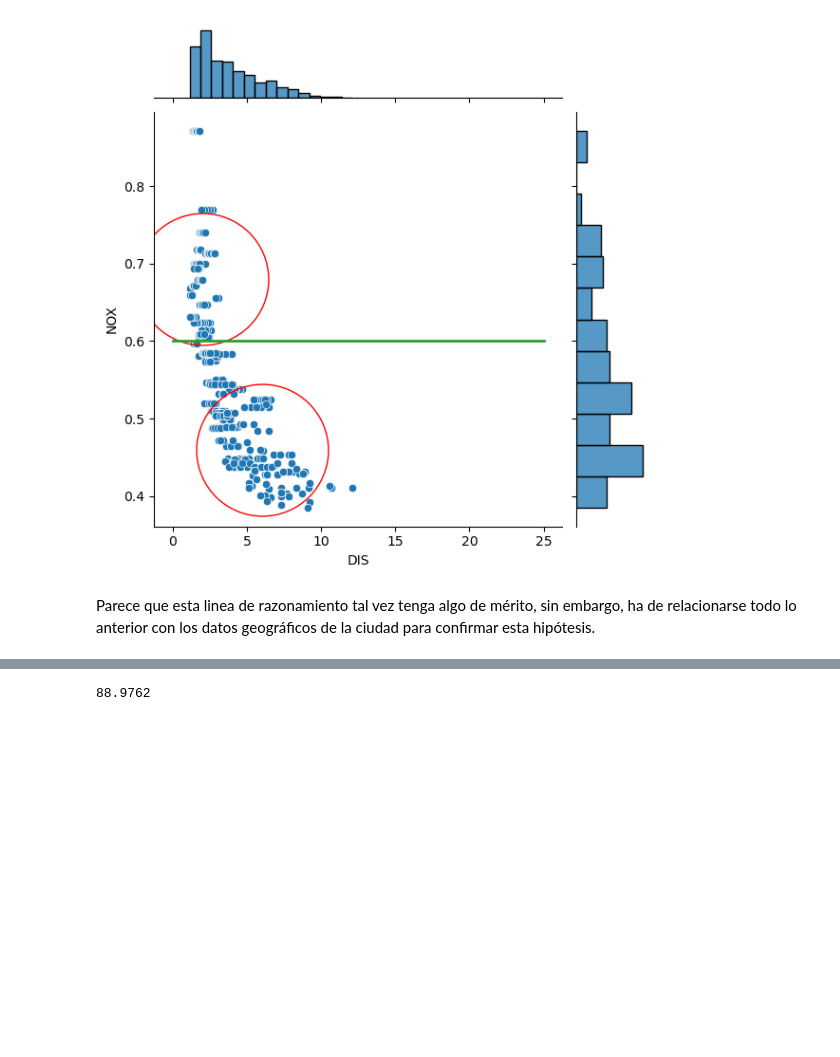
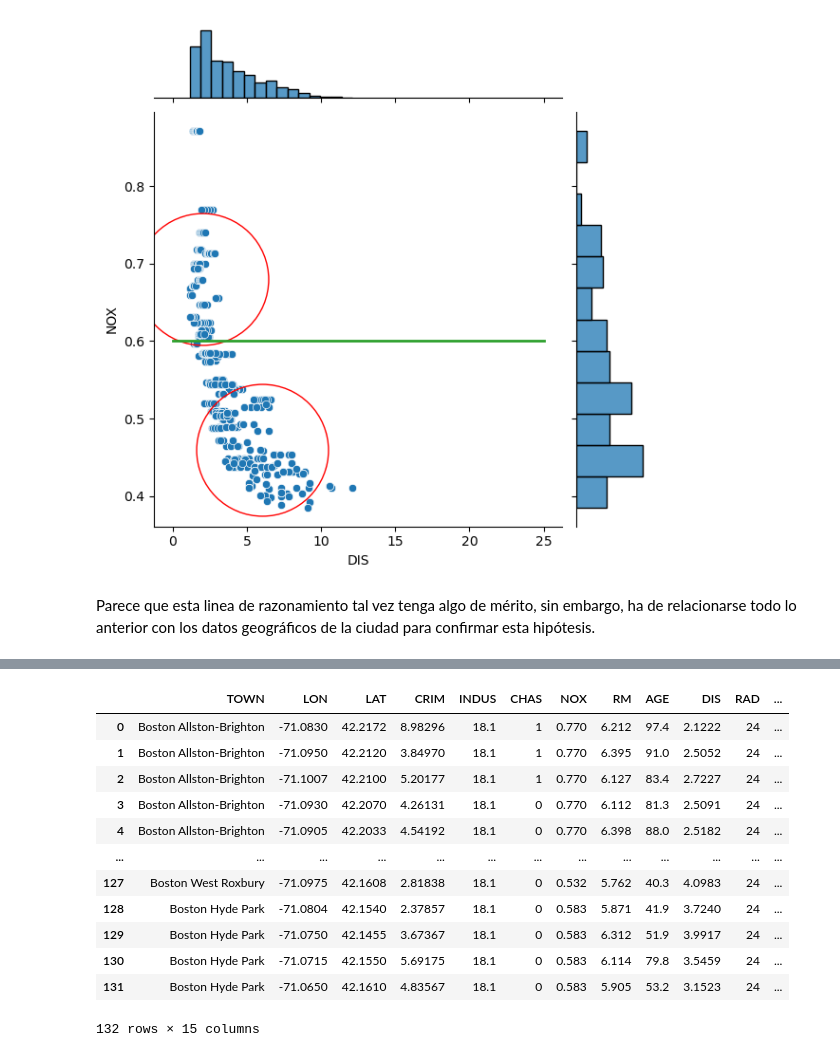
Before and after one commit to amejosecar/boston_DSPT, a Jupyter notebook: Daniel_A._propuesta.ipynb, the cells around one changed output, grey strips where cells are left out. Drawn from its saved outputs; the diff is of its cells as text; code cells hidden in the pictures; blank space fills up the shorter version.

```diff
--- a/Daniel_A._propuesta.ipynb
+++ b/Daniel_A._propuesta.ipynb
@@ -122,4 +122,10 @@ Primero, veamos los barrios o distritos de la ciudad de Boston.
 mapa_boston = folium.Map(location =[42.3554334,-71.060511],zoom_start=11)
 folium.GeoJson('Boston_data_geo\Boston_Neighborhoods.geojson').add_to(mapa_boston)
 mapa_boston
+data_2 = pd.read_csv('Boston_data_geo/boston.csv')
+df_boston_2 = pd.DataFrame(data_2)
+df_boston_2.info()
+
+for i,columna in df_boston.iterrows():
+    folium.Marker(location=[(df_boston_2['LON']),(df_boston_2["LAT"])]).add_to(mapa_boston)
 # %% [output]
@@ -127,4 +153,16 @@ mapa_boston
-# %%
-df_boston["CRIM"].max()
-# %% [output]
-88.9762
+# %%
+df_boston_2
+# %% [output]
+|  | TOWN | LON | LAT | CRIM | INDUS | CHAS | NOX | RM | AGE | DIS | RAD | ... |
+| 0 | Boston Allston-Brighton | -71.0830 | 42.2172 | 8.98296 | 18.1 | 1 | 0.770 | 6.212 | 97.4 | 2.1222 | 24 | ... |
+| 1 | Boston Allston-Brighton | -71.0950 | 42.2120 | 3.84970 | 18.1 | 1 | 0.770 | 6.395 | 91.0 | 2.5052 | 24 | ... |
+| 2 | Boston Allston-Brighton | -71.1007 | 42.2100 | 5.20177 | 18.1 | 1 | 0.770 | 6.127 | 83.4 | 2.7227 | 24 | ... |
+| 3 | Boston Allston-Brighton | -71.0930 | 42.2070 | 4.26131 | 18.1 | 0 | 0.770 | 6.112 | 81.3 | 2.5091 | 24 | ... |
+| 4 | Boston Allston-Brighton | -71.0905 | 42.2033 | 4.54192 | 18.1 | 0 | 0.770 | 6.398 | 88.0 | 2.5182 | 24 | ... |
+| ... | ... | ... | ... | ... | ... | ... | ... | ... | ... | ... | ... | ... |
+| 127 | Boston West Roxbury | -71.0975 | 42.1608 | 2.81838 | 18.1 | 0 | 0.532 | 5.762 | 40.3 | 4.0983 | 24 | ... |
+| 128 | Boston Hyde Park | -71.0804 | 42.1540 | 2.37857 | 18.1 | 0 | 0.583 | 5.871 | 41.9 | 3.7240 | 24 | ... |
+| 129 | Boston Hyde Park | -71.0750 | 42.1455 | 3.67367 | 18.1 | 0 | 0.583 | 6.312 | 51.9 | 3.9917 | 24 | ... |
+| 130 | Boston Hyde Park | -71.0715 | 42.1550 | 5.69175 | 18.1 | 0 | 0.583 | 6.114 | 79.8 | 3.5459 | 24 | ... |
+| 131 | Boston Hyde Park | -71.0650 | 42.1610 | 4.83567 | 18.1 | 0 | 0.583 | 5.905 | 53.2 | 3.1523 | 24 | ... |
+132 rows × 15 columns
```
Also changed, not shown: parts of 2 cells of this notebook.
